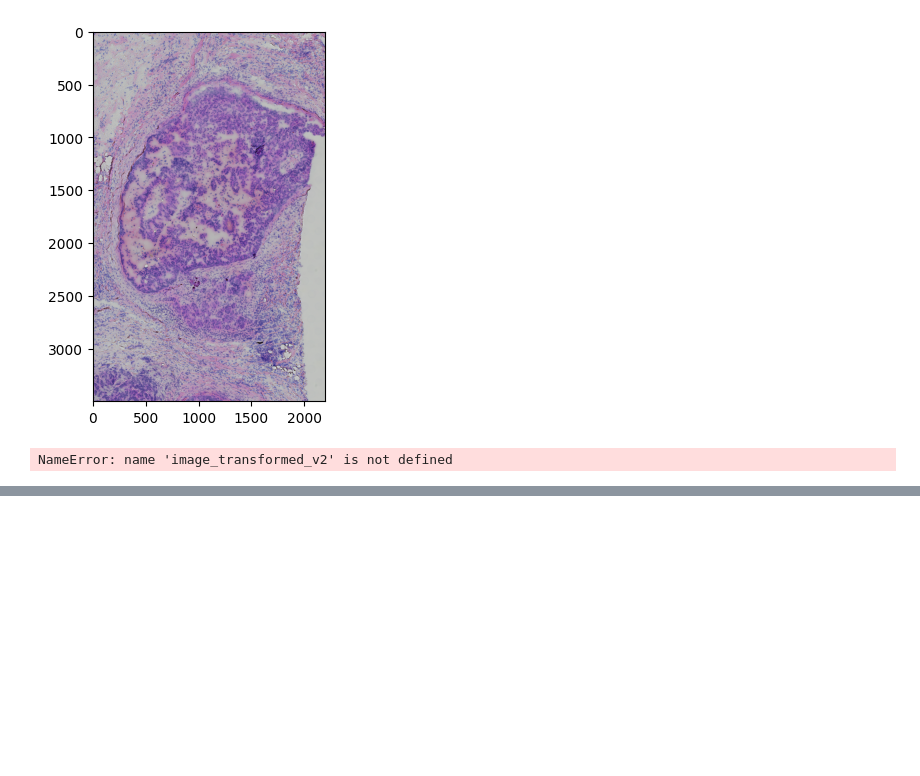
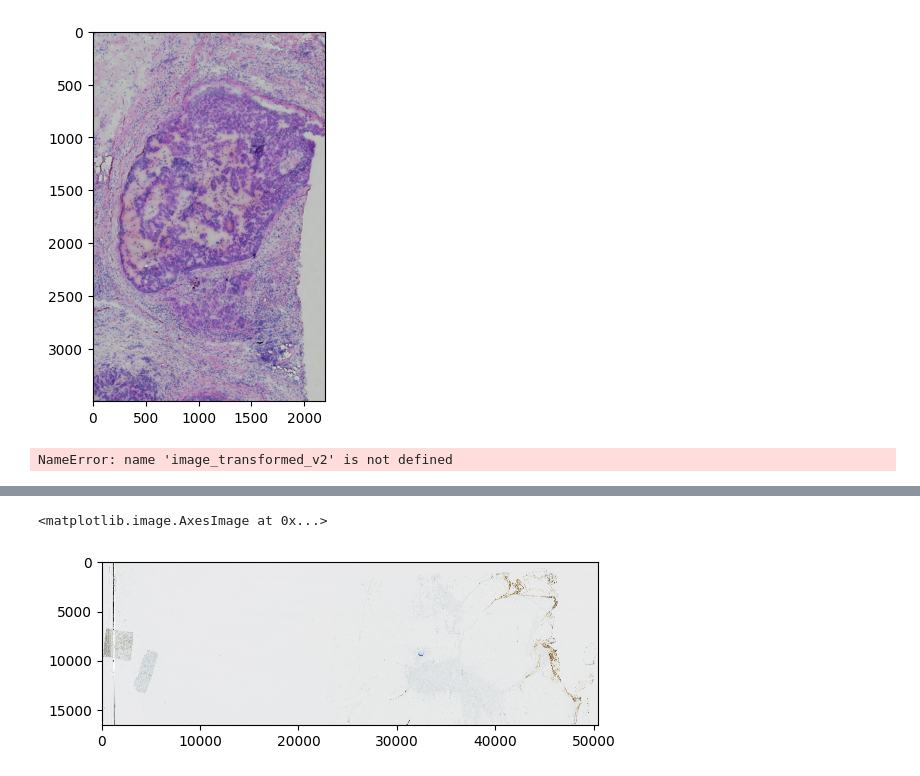
Before and after one commit to YutongLei2020/Histology-image-registration, a Jupyter notebook: view_output.ipynb, the cells around one changed output, grey strips where cells are left out. Cells and saved outputs as stored; diff of their text form; code cells hidden in the pictures; blank space fills up the shorter version.

```diff
--- a/view_output.ipynb
+++ b/view_output.ipynb
@@ -147,0 +208,5 @@ NameError: name 'image_transformed_v2' is not defined
+# %%
+plt.imshow(b)
+# %% [output]
+<matplotlib.image.AxesImage at 0x...>
+[figure, added]
```
Also changed, not shown: parts of 13 cells of this notebook, 13 other files.
